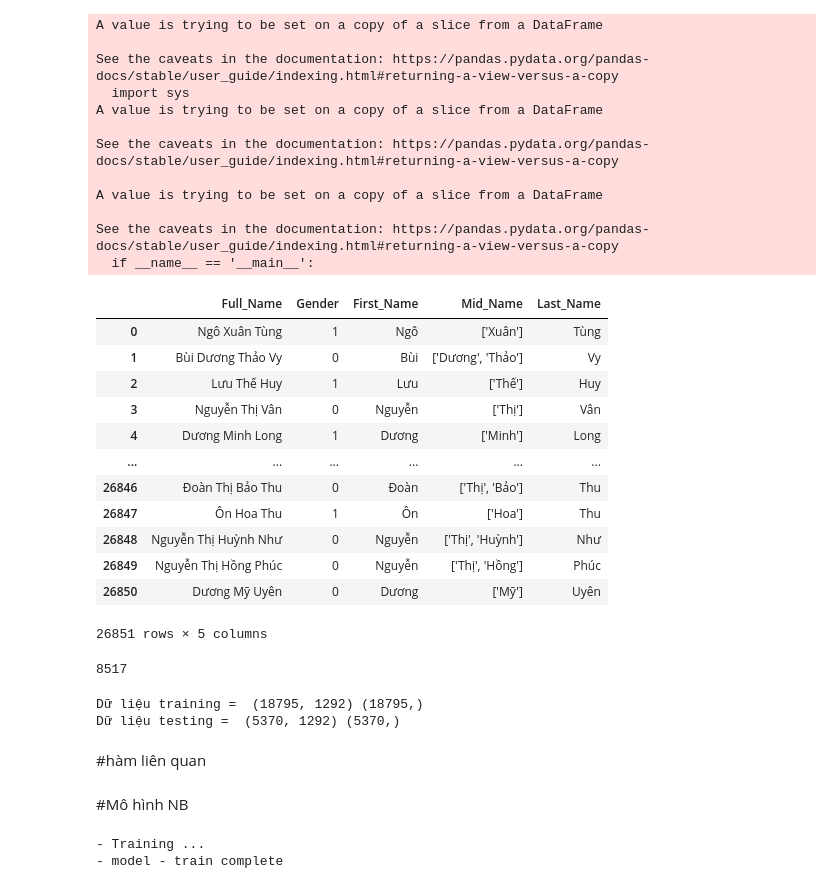
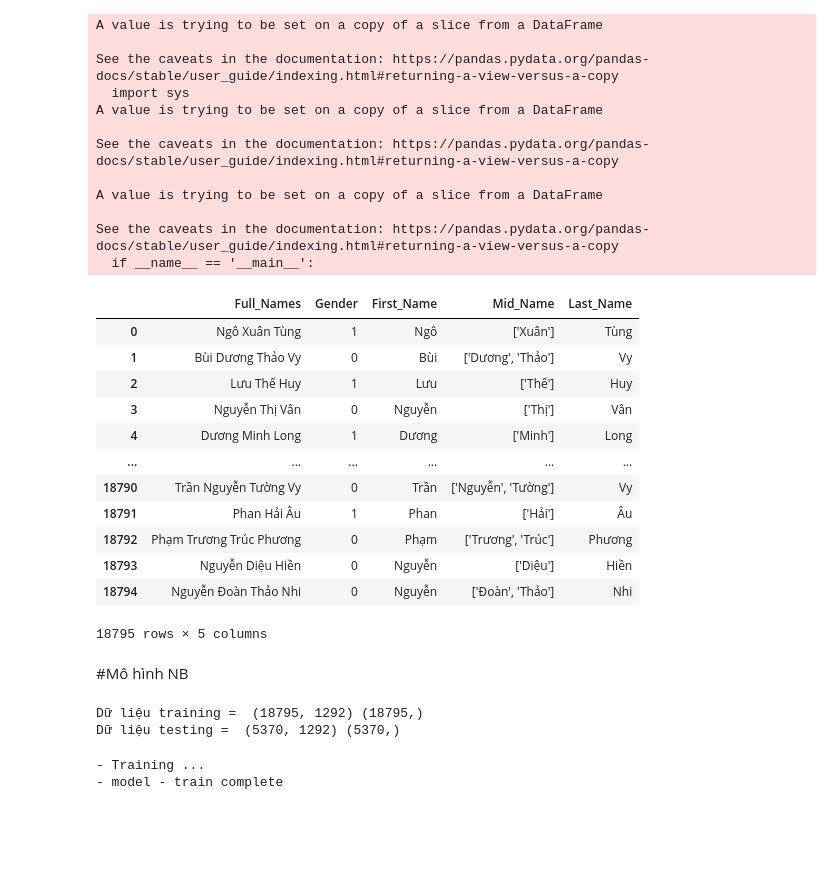
Before and after one commit to khacphuong2503/Machine-Learning, a Jupyter notebook: Đồ_án.ipynb, the cells around one changed output. Cells and saved outputs as stored; diff of their text form; code cells hidden in the pictures; blank space fills up the shorter version.

```diff
--- a/Đồ_án.ipynb
+++ b/Đồ_án.ipynb
@@ -84,28 +75,22 @@ A value is trying to be set on a copy of a slice from a DataFrame
 
 See the caveats in the documentation: https://pandas.pydata.org/pandas-docs/stable/user_guide/indexing.html#returning-a-view-versus-a-copy
   if __name__ == '__main__':
-# %%
-DataFile
-# %% [output]
-|  | Full_Name | Gender | First_Name | Mid_Name | Last_Name |
-| 0 | Ngô Xuân Tùng | 1 | Ngô | ['Xuân'] | Tùng |
-| 1 | Bùi Dương Thảo Vy | 0 | Bùi | ['Dương', 'Thảo'] | Vy |
-| 2 | Lưu Thế Huy | 1 | Lưu | ['Thế'] | Huy |
-| 3 | Nguyễn Thị Vân | 0 | Nguyễn | ['Thị'] | Vân |
-| 4 | Dương Minh Long | 1 | Dương | ['Minh'] | Long |
-| ... | ... | ... | ... | ... | ... |
-| 26846 | Đoàn Thị Bảo Thu | 0 | Đoàn | ['Thị', 'Bảo'] | Thu |
-| 26847 | Ôn Hoa Thu | 1 | Ôn | ['Hoa'] | Thu |
-| 26848 | Nguyễn Thị Huỳnh Như | 0 | Nguyễn | ['Thị', 'Huỳnh'] | Như |
-| 26849 | Nguyễn Thị Hồng Phúc | 0 | Nguyễn | ['Thị', 'Hồng'] | Phúc |
-| 26850 | Dương Mỹ Uyên | 0 | Dương | ['Mỹ'] | Uyên |
-26851 rows × 5 columns
-# %%
-i =0
-for x in DataFile.First_Name:
-  if str(x)=="Nguyễn" or str(x)=="nguyễn":
-    i+=1
-print(i)
-# %% [output]
-8517
+# %%
+File_Train
+# %% [output]
+|  | Full_Names | Gender | First_Name | Mid_Name | Last_Name |
+| 0 | Ngô Xuân Tùng | 1 | Ngô | ['Xuân'] | Tùng |
+| 1 | Bùi Dương Thảo Vy | 0 | Bùi | ['Dương', 'Thảo'] | Vy |
+| 2 | Lưu Thế Huy | 1 | Lưu | ['Thế'] | Huy |
+| 3 | Nguyễn Thị Vân | 0 | Nguyễn | ['Thị'] | Vân |
+| 4 | Dương Minh Long | 1 | Dương | ['Minh'] | Long |
+| ... | ... | ... | ... | ... | ... |
+| 18790 | Trần Nguyễn Tường Vy | 0 | Trần | ['Nguyễn', 'Tường'] | Vy |
+| 18791 | Phan Hải Âu | 1 | Phan | ['Hải'] | Âu |
+| 18792 | Phạm Trương Trúc Phương | 0 | Phạm | ['Trương', 'Trúc'] | Phương |
+| 18793 | Nguyễn Diệu Hiền | 0 | Nguyễn | ['Diệu'] | Hiền |
+| 18794 | Nguyễn Đoàn Thảo Nhi | 0 | Nguyễn | ['Đoàn', 'Thảo'] | Nhi |
+18795 rows × 5 columns
+# %% [markdown]
+#Mô hình NB
 # %%
@@ -123,5 +110,3 @@ print("Dữ liệu testing = ", X_test.shape, y_test.shape)
 # %% [output]
 Dữ liệu training =  (18795, 1292) (18795,)
 Dữ liệu testing =  (5370, 1292) (5370,)
-# %% [markdown]
-#hàm liên quan
@@ -146,2 +112,0 @@ def gender_trans(Model,name): # Dự đoán
-# %% [markdown]
-#Mô hình NB
```
Also changed, not shown: parts of 49 cells of this notebook.
